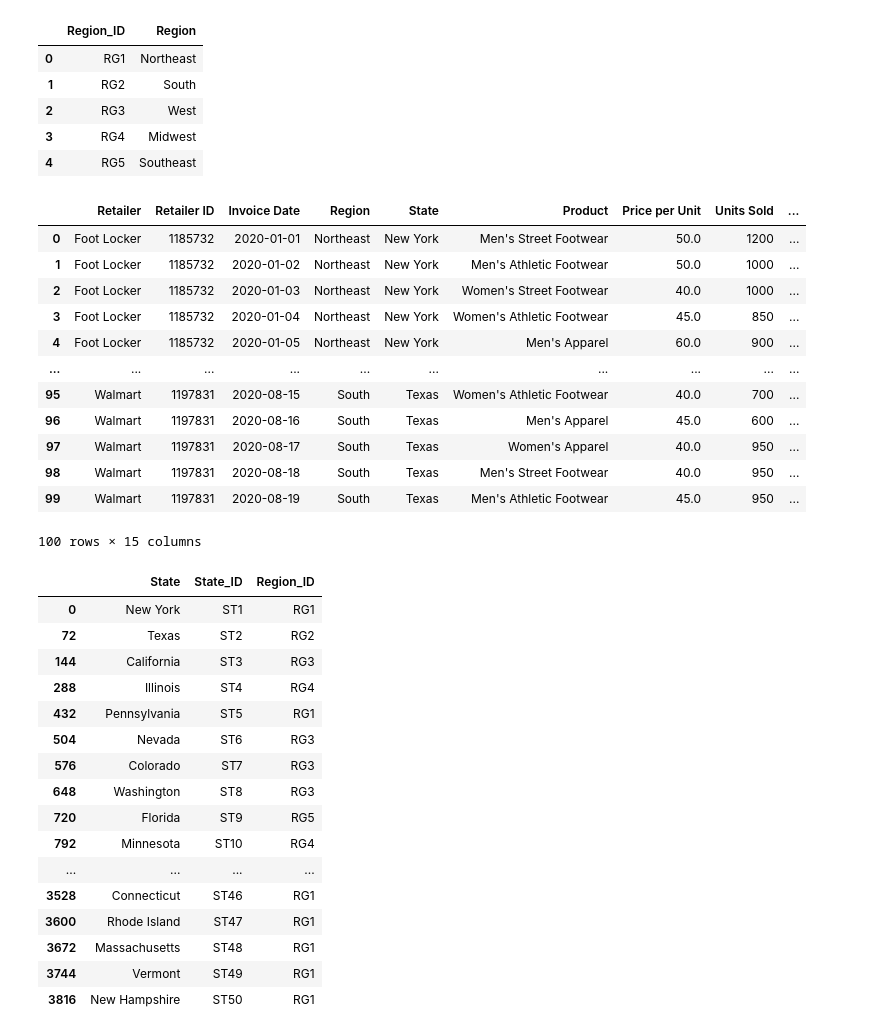
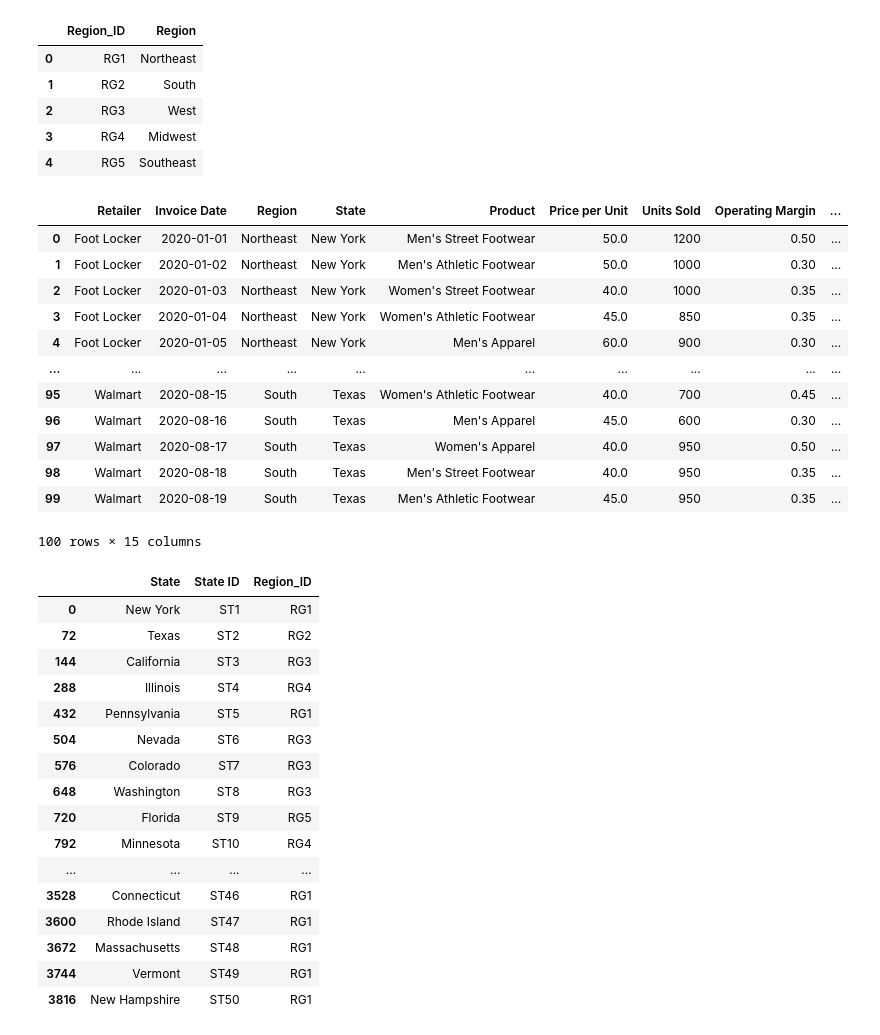
Before and after one commit to MitchellGleason/Final-Project, a Jupyter notebook: ETL_2.ipynb, the cells around one changed output. Cells and saved outputs as stored; diff of their text form; code cells hidden in the pictures.

```diff
--- a/ETL_2.ipynb
+++ b/ETL_2.ipynb
@@ -22,3 +22,8 @@ adidas_sales_df
 | 9644 | Foot Locker | 1185732 | 2021-01-24 | Northeast | New Hampshire | Women's Apparel | 41.0 | 105 | ... |
 | 9645 | Foot Locker | 1185732 | 2021-02-22 | Northeast | New Hampshire | Men's Street Footwear | 41.0 | 184 | ... |
 9646 rows × 12 columns
+# %%
+#Drop the Retailer ID Column
+
+adidas_sales_df.drop(['Retailer ID'], axis=1, inplace = True , errors = 'ignore')
+adidas_sales_df
@@ -80,3 +99,21 @@ Regions_df
 | 4 | RG5 | Southeast |
 # %%
 Regions_df.to_csv('Regions.csv',index = False)
+# %%
+#Retreive Unique States
+
+retailers = adidas_sales_df["Retailer"].unique()
+
+
+#Create Unique IDS for States
+
+retailer_id = np.arange(1, 7)
+rtl_ids = ["RTL" + str(s_ids) for s_ids in retailer_id]
+
+#New DataFrame
+
+retailer_df = pd.DataFrame({
+    "Retailer_ID": rtl_ids ,
+'Retailer' : retailers})
+
+retailer_df
@@ -93,7 +141,7 @@ s_ids = ["ST" + str(s_ids) for s_ids in states_ids]
 #New DataFrame
 
 States_df = pd.DataFrame({
-    "State_ID": s_ids,
+    "State ID": s_ids,
      "State":states
                       }
 )
@@ -131,31 +179,35 @@ Regions_df
 # %%
 # Merge Product Id, State ID, Region ID to main Orginial Data Frame i.e, adidas_sales_df
 
 
-merged_df = adidas_sales_df.merge(Regions_df, on='Region', how='left').merge(Products_df, on = 'Product', how ='left').merge(States_df, on = 'State', how = 'left')
+merged_df = (adidas_sales_df.merge(Regions_df, on='Region', how='left')
+                           .merge(Products_df, on = 'Product', how ='left')
+                           .merge(States_df, on = 'State', how = 'left')
+                           .merge(retailer_df, on ='Retailer', how ='left'))
+
 merged_df.head(100)
 # %% [output]
-|  | Retailer | Retailer ID | Invoice Date | Region | State | Product | Price per Unit | Units Sold | ... |
-| 0 | Foot Locker | 1185732 | 2020-01-01 | Northeast | New York | Men's Street Footwear | 50.0 | 1200 | ... |
-| 1 | Foot Locker | 1185732 | 2020-01-02 | Northeast | New York | Men's Athletic Footwear | 50.0 | 1000 | ... |
-| 2 | Foot Locker | 1185732 | 2020-01-03 | Northeast | New York | Women's Street Footwear | 40.0 | 1000 | ... |
-| 3 | Foot Locker | 1185732 | 2020-01-04 | Northeast | New York | Women's Athletic Footwear | 45.0 | 850 | ... |
-| 4 | Foot Locker | 1185732 | 2020-01-05 | Northeast | New York | Men's Apparel | 60.0 | 900 | ... |
+|  | Retailer | Invoice Date | Region | State | Product | Price per Unit | Units Sold | Operating Margin | ... |
+| 0 | Foot Locker | 2020-01-01 | Northeast | New York | Men's Street Footwear | 50.0 | 1200 | 0.50 | ... |
+| 1 | Foot Locker | 2020-01-02 | Northeast | New York | Men's Athletic Footwear | 50.0 | 1000 | 0.30 | ... |
+| 2 | Foot Locker | 2020-01-03 | Northeast | New York | Women's Street Footwear | 40.0 | 1000 | 0.35 | ... |
+| 3 | Foot Locker | 2020-01-04 | Northeast | New York | Women's Athletic Footwear | 45.0 | 850 | 0.35 | ... |
+| 4 | Foot Locker | 2020-01-05 | Northeast | New York | Men's Apparel | 60.0 | 900 | 0.30 | ... |
 | ... | ... | ... | ... | ... | ... | ... | ... | ... | ... |
-| 95 | Walmart | 1197831 | 2020-08-15 | South | Texas | Women's Athletic Footwear | 40.0 | 700 | ... |
-| 96 | Walmart | 1197831 | 2020-08-16 | South | Texas | Men's Apparel | 45.0 | 600 | ... |
-| 97 | Walmart | 1197831 | 2020-08-17 | South | Texas | Women's Apparel | 40.0 | 950 | ... |
-| 98 | Walmart | 1197831 | 2020-08-18 | South | Texas | Men's Street Footwear | 40.0 | 950 | ... |
-| 99 | Walmart | 1197831 | 2020-08-19 | South | Texas | Men's Athletic Footwear | 45.0 | 950 | ... |
+| 95 | Walmart | 2020-08-15 | South | Texas | Women's Athletic Footwear | 40.0 | 700 | 0.45 | ... |
+| 96 | Walmart | 2020-08-16 | South | Texas | Men's Apparel | 45.0 | 600 | 0.30 | ... |
+| 97 | Walmart | 2020-08-17 | South | Texas | Women's Apparel | 40.0 | 950 | 0.50 | ... |
+| 98 | Walmart | 2020-08-18 | South | Texas | Men's Street Footwear | 40.0 | 950 | 0.35 | ... |
+| 99 | Walmart | 2020-08-19 | South | Texas | Men's Athletic Footwear | 45.0 | 950 | 0.35 | ... |
 100 rows × 15 columns
 # %%
 #Select multiple Columns and saving into a Data Frame
-States_df = merged_df[['State','State_ID','Region_ID']].drop_duplicates()
+States_df = merged_df[['State','State ID','Region_ID']].drop_duplicates()
 
 #Display Data Frame
 States_df
 # %% [output]
-|  | State | State_ID | Region_ID |
+|  | State | State ID | Region_ID |
 | 0 | New York | ST1 | RG1 |
 | 72 | Texas | ST2 | RG2 |
 | 144 | California | ST3 | RG3 |
```
Also changed, not shown: parts of 14 cells of this notebook, 3 other files.
